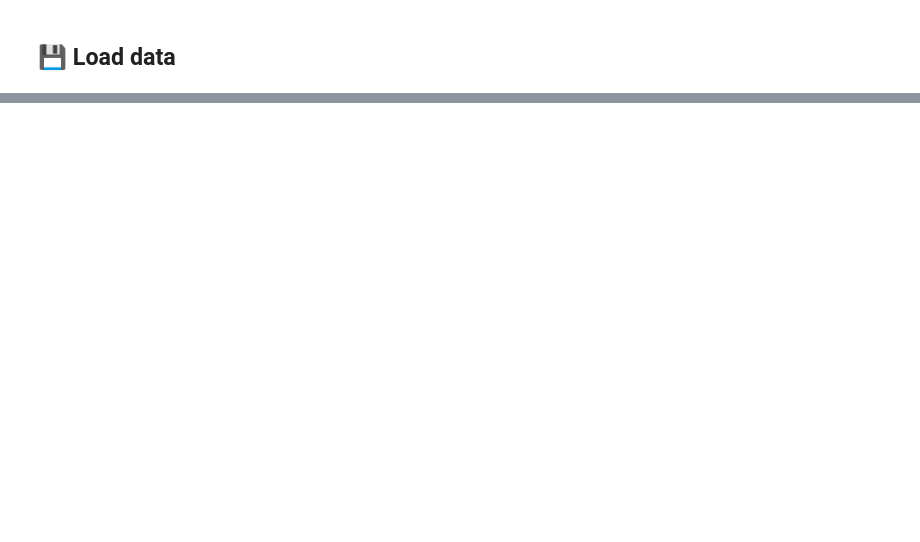
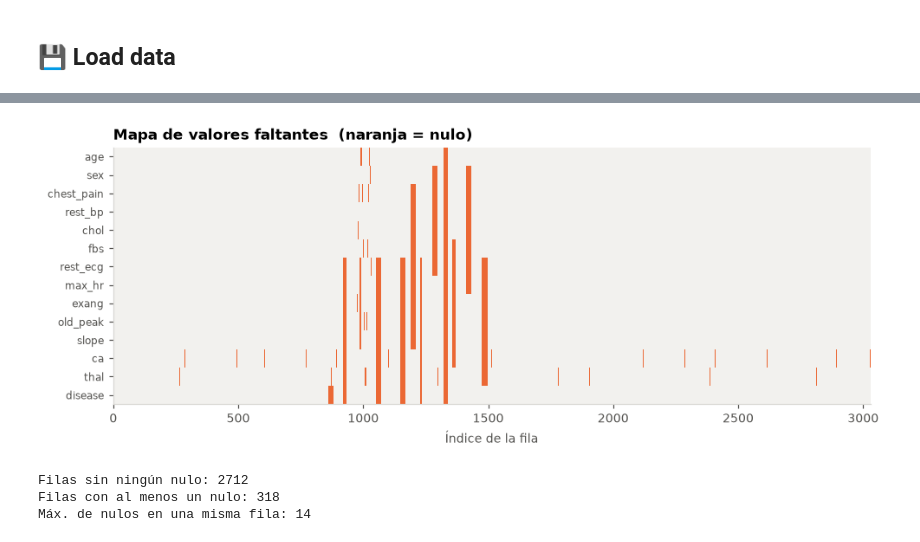
Before and after one commit to CarlosP1005/Heart---Data-Science-Project, a Jupyter notebook: notebooks/Exploracion_datos-cjps-2026-08-17.ipynb, the cells around one changed output, grey strips where cells are left out. Saved outputs shown, nothing was run; the diff lists cells and outputs as text; code cells hidden in the pictures; blank space fills up the shorter version.

```diff
--- a/notebooks/Exploracion_datos-cjps-2026-08-17.ipynb
+++ b/notebooks/Exploracion_datos-cjps-2026-08-17.ipynb
@@ -80,0 +535,25 @@ From the results obtained, what ideas or proposals can be generated to continue
+# %%
+# Mapa de calor: dónde se ubican los nulos dentro del archivo
+fig, ax = plt.subplots(figsize=(9, 3.6))
+ax.imshow(
+    df.isna().T.values,
+    aspect="auto",
+    cmap=mpl.colors.ListedColormap(["#f2f1ee", NARANJA]),
+    interpolation="nearest",
+)
+ax.set_yticks(range(len(df.columns)))
+ax.set_yticklabels(df.columns, fontsize=8)
+ax.set_xlabel("Índice de la fila")
+ax.set_title("Mapa de valores faltantes  (naranja = nulo)", loc="left")
+ax.grid(False)
+plt.tight_layout()
+plt.show()
+
+print("Filas sin ningún nulo:", int(df.notna().all(axis=1).sum()))
+print("Filas con al menos un nulo:", int(df.isna().any(axis=1).sum()))
+print("Máx. de nulos en una misma fila:", int(df.isna().sum(axis=1).max()))
+# %% [output]
+[figure, added]
+Filas sin ningún nulo: 2712
+Filas con al menos un nulo: 318
+Máx. de nulos en una misma fila: 14
```
Also changed, not shown: parts of 71 cells of this notebook, 35 other files.
